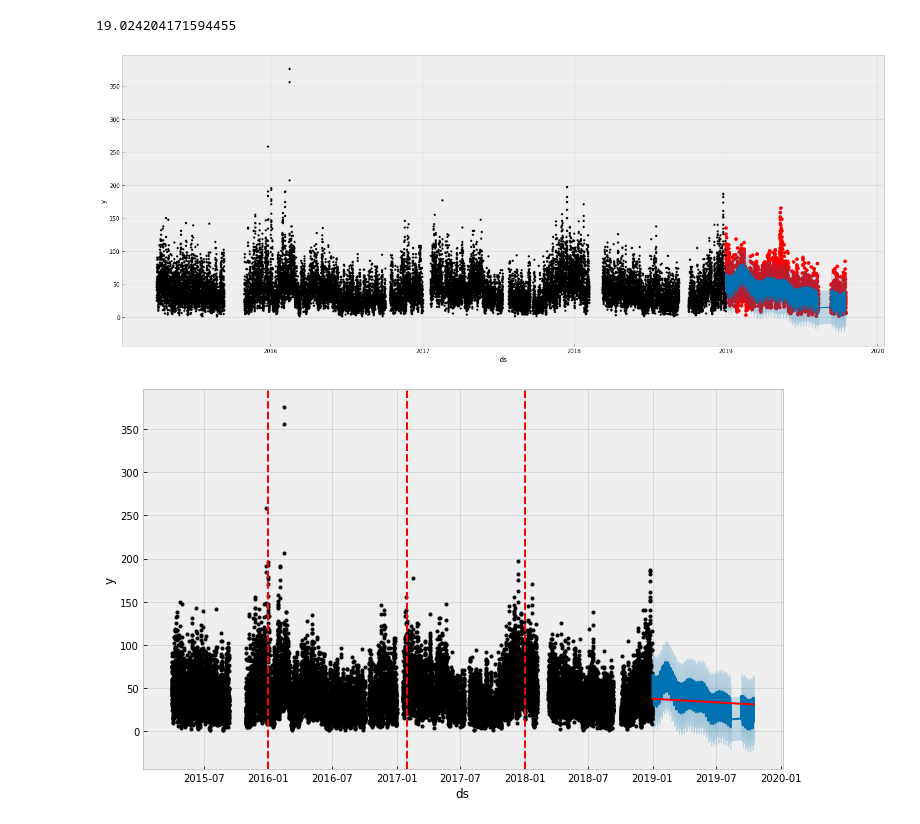
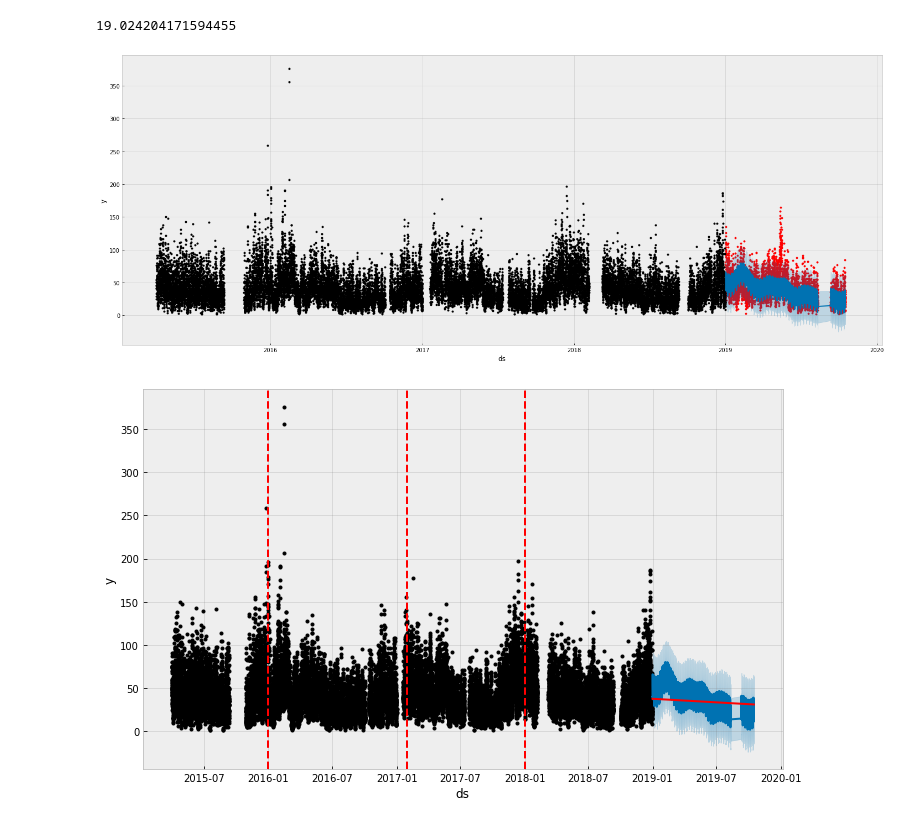
Before and after one commit to luisferlc/datamex1019, a Jupyter notebook: air-quality-cdmx/modelos/imeca_PM10_cuauh.ipynb, the cells around one changed output. Cells and saved outputs as stored; diff of their text form; code cells hidden in the pictures.

```diff
--- a/air-quality-cdmx/modelos/imeca_PM10_cuauh.ipynb
+++ b/air-quality-cdmx/modelos/imeca_PM10_cuauh.ipynb
@@ -242,11 +242,11 @@ mean_squared_error(test.y, pred.yhat)**0.5
 # %%
 f, ax=plt.subplots(1)
 f.set_figheight(8)
 f.set_figwidth(20)
-ax.scatter(test.ds, test.y, color='r')
+ax.scatter(test.ds, test.y, color='r',s=11)
 fig=modelo.plot(pred, ax)
 # %% [output]
-[figure, old version]
+[figure, new version]
 # %%
 from fbprophet.plot import add_changepoints_to_plot
 #ploteando change_pints del modelo
```
Also changed, not shown: parts of 7 cells of this notebook, 6 other files.
